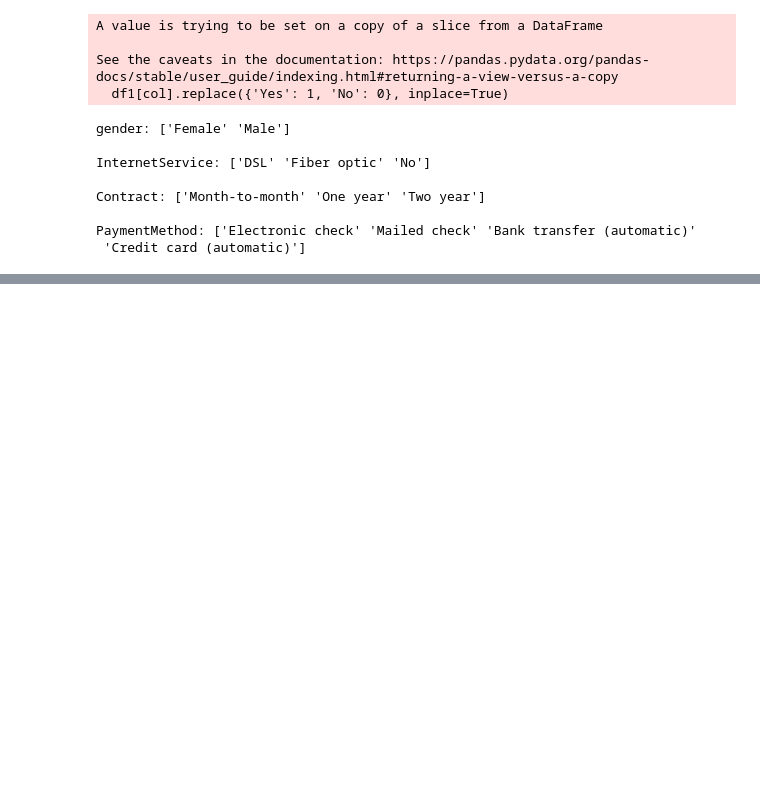
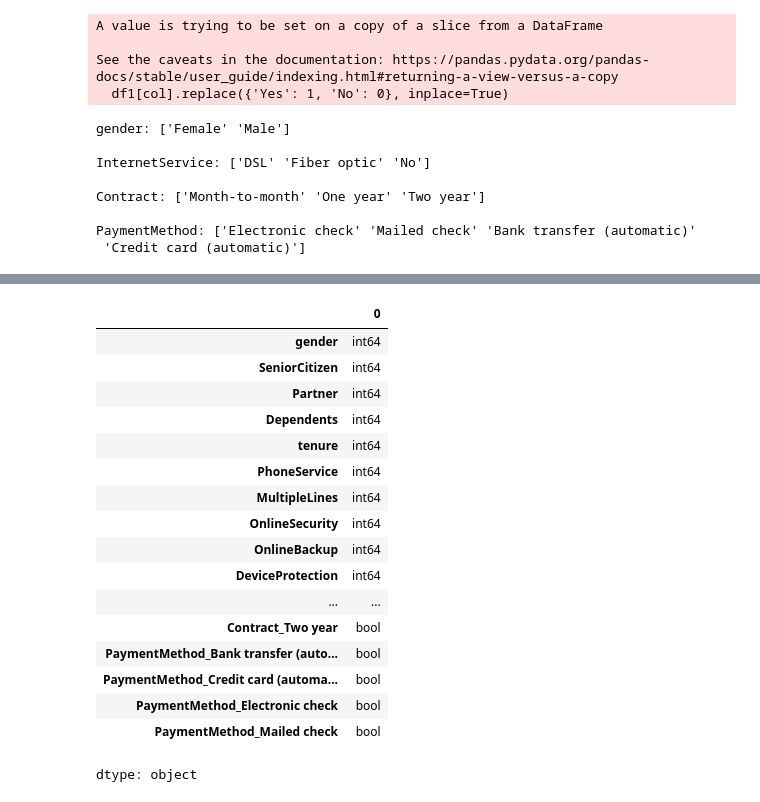
Before and after one commit to Muhammad-Ahtasham/Learnings, a Jupyter notebook: CustomerChurnPrediction_UsingANN.ipynb, the cells around one changed output, grey strips where cells are left out. Saved outputs shown, nothing was run; the diff lists cells and outputs as text; code cells hidden in the pictures; blank space fills up the shorter version.

```diff
--- a/CustomerChurnPrediction_UsingANN.ipynb
+++ b/CustomerChurnPrediction_UsingANN.ipynb
@@ -245,0 +207,3 @@ dtype: object
+# %%
+df1['gender'].replace({'Female': 1, 'Male': 0}, inplace=True)
+df1['gender'].unique()
@@ -245,0 +216,24 @@ dtype: object
+# %%
+df2 = pd.get_dummies(df1, columns=['InternetService', 'Contract', 'PaymentMethod'])
+# %%
+print_unique_col_values(df2)
+df2.dtypes
+# %% [output]
+|  | 0 |
+| gender | int64 |
+| SeniorCitizen | int64 |
+| Partner | int64 |
+| Dependents | int64 |
+| tenure | int64 |
+| PhoneService | int64 |
+| MultipleLines | int64 |
+| OnlineSecurity | int64 |
+| OnlineBackup | int64 |
+| DeviceProtection | int64 |
+| ... | ... |
+| Contract_Two year | bool |
+| PaymentMethod_Bank transfer (auto... | bool |
+| PaymentMethod_Credit card (automa... | bool |
+| PaymentMethod_Electronic check | bool |
+| PaymentMethod_Mailed check | bool |
+dtype: object
```
Also changed, not shown: parts of 4 cells of this notebook.
